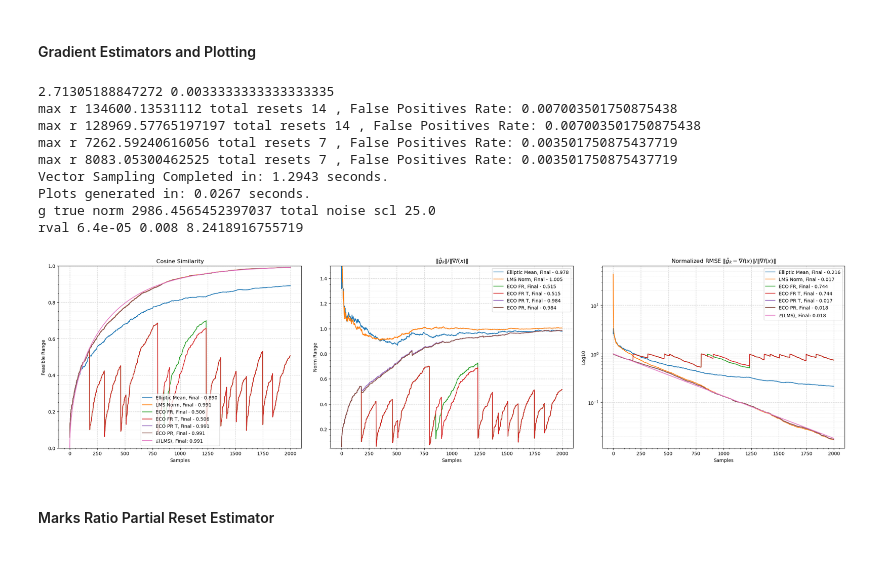
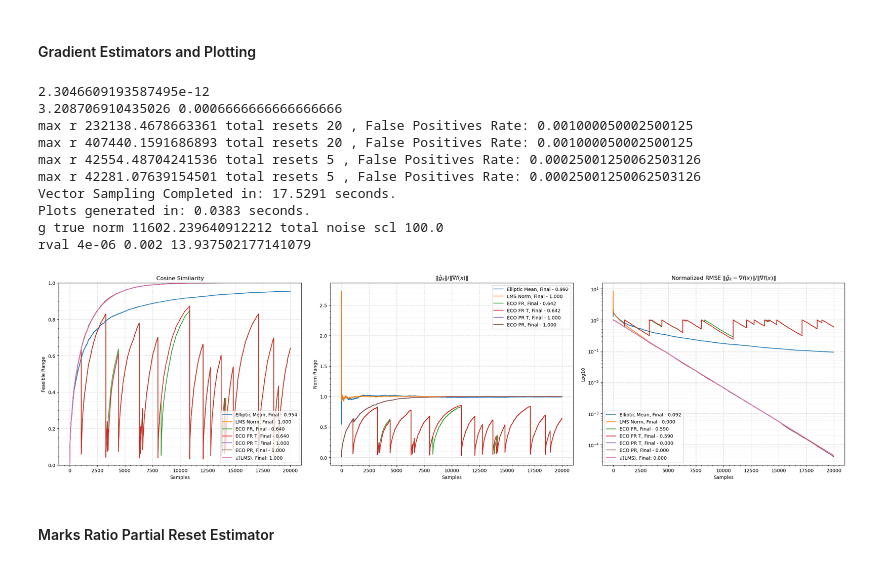
Before and after one commit to CircuitCM/ECOgrad, a Jupyter notebook: demos.ipynb, the cells around one changed output. Drawn from its saved outputs; the diff is of its cells as text; code cells hidden in the pictures.

```diff
--- a/demos.ipynb
+++ b/demos.ipynb
@@ -13,7 +13,7 @@ def set_seed(s=None):
 
 def least_eps_delta(x,eps=2**(-52/2)):
     """The smallest scalar delta such that the largest floating point parameter can be represented to epsilon relative width."""
-    return max(np.max(np.abs(x[0]))*eps,2**-(52/1.5))
+    return max(np.max(np.abs(x[0]))*eps,2**-(52))#/1.5))
 
 def make_prox(x,eps=2**(-52/2)):
     """Place the random vector samples as points proximal x[0] the sampling point."""
@@ -59,7 +59,7 @@ def minnormchg_grad(hat_a:np.ndarray, S:np.ndarray, c:np.ndarray,v=None):
         y=np.linalg.pinv(G)@(c - S @ hat_a)
         return hat_a + y @ HS
 
-def s1_sample(x,delta):
+def side1_sample(x,delta):
     """One-sided directional sample.
     If delta is a positive float we ignore the norm of S and just scale the samples by delta, our proximal sampling scalar. This will ignore distributional biases that exist in S such as L2 norms that do not = sqrt(d).
     If delta is None then normalization will be done by the L2 norm of the original direction vector. This projects all samples to the unit sphere and makes them equal weighted with respect to how the LMS or recursive/regression/interpolation seems them."""
@@ -83,8 +83,8 @@ def side2_sample(x,delta):
     x2=x[0]-S
     nms=np.linalg.norm(x1-x2,axis=1)
     f2=value(x2)
-    S=2*(S.T/nms).T
-    c=(f1-f2)/(nms)
+    S=((2*S.T)/nms).T
+    c=(f1/nms) - (f2/nms)
     return S,c
 
 def calc_info(x: np.ndarray, y: np.ndarray, infor: np.ndarray) -> None:
@@ -442,56 +455,62 @@ def plot_info(info_list, dims, mnlook=None, mxlook=None,
     return fig, axes
 # %%
 from utils import alpha_to_sigma
-sd=300
+import random as rand
+sd=rand.randint(0,10000000)
 set_seed(sd)
-dims=500
+dims=2000
 random_gauss_surface(dims) #remove seed init artifacts.
 A = random_gauss_surface(dims)
 
 sd+=1
 #print(A)
-samps=2000#50000#dims+1
+samps=20000#50000#dims+1
 x=np.empty((samps,dims),dtype=np.float64)
 x[0]= rng.normal(0,4,dims)
 # print("f =", value(x[[0]]))
 # print("∇f =", grad(x[0]))
 t1=tm.perf_counter()
 sd+=1
 set_seed(sd)
-nfo1=simple_averager(x,sample_gauss,side2_sample,bias_type=1);set_seed(sd)
-nfo2=simple_lms(x,sample_sphere,side2_sample,bias_type=1);set_seed(sd)
+sample_=side2_sample
+nfo1=simple_averager(x,sample_gauss,sample_,bias_type=1);set_seed(sd)
+nfo2=simple_lms(x,sample_sphere,sample_,bias_type=1);set_seed(sd)
 sm=dims**.5
-frc=1 / 300
+dlt=2**(-52/2)
+ns=sm*(least_eps_delta(x,dlt)**2.)#*sm#(2**(-52))*sm
+print(ns)
+frc=1 / 1500
 sigma=alpha_to_sigma(frc, False)#2.45#2.7494#2.7#2.5758#2.5#2.3263#2.5758#3.3#2.5758#2.3263#2.87#2.5758 #2.3263##2.3263#
 print(sigma,frc)
-nfo3=stationary_lms_eco(x, sample_sphere, side2_sample, bias_type=0, alpha=sigma, t_buffer=False);set_seed(sd)
-nfo4=stationary_lms_eco(x, sample_sphere, side2_sample, bias_type=0, alpha=sigma, t_buffer=True);set_seed(sd)
-nfo5=stationary_lms_eco(x, sample_sphere, side2_sample, bias_type=0, alpha=sigma, t_buffer=True, partial_reset=True);set_seed(sd)
-nfo6=stationary_lms_eco(x, sample_sphere, side2_sample, bias_type=0, alpha=sigma, t_buffer=False, partial_reset=True);set_seed(sd)
+nfo3=stationary_lms_eco(x, sample_sphere, sample_, bias_type=0, alpha=sigma, t_buffer=False,sig=ns,eps=dlt);set_seed(sd)
+nfo4=stationary_lms_eco(x, sample_sphere, sample_, bias_type=0, alpha=sigma, t_buffer=True,sig=ns,eps=dlt);set_seed(sd)
+nfo5=stationary_lms_eco(x, sample_sphere, sample_, bias_type=0, alpha=sigma, t_buffer=True, partial_reset=True,sig=ns,eps=dlt);set_seed(sd)
+nfo6=stationary_lms_eco(x, sample_sphere, sample_, bias_type=0, alpha=sigma, t_buffer=False, partial_reset=True,sig=ns,eps=dlt);set_seed(sd)
 
 def sted_str(nfo,i):return  f'Start-End: {nfo[1, i]:.3f}, {nfo[nfo.shape[0]-1, i]:.3f}'
 def end_str(nfo,i):return  f'Final - {nfo[nfo.shape[0]-1, i]:.3f}'
 
 def generic_str(s):
     def _t(nfo,i):return s
     return _t
 
 print(f'Vector Sampling Completed in: {((t2:=tm.perf_counter())-t1):.4f} seconds.')
 plot_info([[nfo1,f'Elliptic Mean',end_str],[nfo2,'LMS Norm',end_str],[nfo3,'ECO FR',end_str],[nfo4,'ECO FR T',end_str],[nfo5,'ECO PR T',end_str],[nfo6,'ECO PR',end_str]],dims,minoryaxes=True)
 print(f'Plots generated in: {(tm.perf_counter()-t2):.4f} seconds.')
 print('g true norm',np.linalg.norm(grad(x[0])),'total noise scl',rnscl*(x[0].shape[0]))
 print('rval', 16 / (dims**2), 4 / (dims), sm / sigma)
 # %% [output]
-2.71305188847272 0.0033333333333333335
-max r 134600.13531112 total resets 14 , False Positives Rate: 0.007003501750875438
-max r 128969.57765197197 total resets 14 , False Positives Rate: 0.007003501750875438
-max r 7262.59240616056 total resets 7 , False Positives Rate: 0.003501750875437719
-max r 8083.05300462525 total resets 7 , False Positives Rate: 0.003501750875437719
-Vector Sampling Completed in: 1.2943 seconds.
-Plots generated in: 0.0267 seconds.
-g true norm 2986.4565452397037 total noise scl 25.0
-rval 6.4e-05 0.008 8.2418916755719
+2.3046609193587495e-12
+3.208706910435026 0.0006666666666666666
+max r 232138.4678663361 total resets 20 , False Positives Rate: 0.001000050002500125
+max r 407440.1591686893 total resets 20 , False Positives Rate: 0.001000050002500125
+max r 42554.48704241536 total resets 5 , False Positives Rate: 0.00025001250062503126
+max r 42281.07639154501 total resets 5 , False Positives Rate: 0.00025001250062503126
+Vector Sampling Completed in: 17.5291 seconds.
+Plots generated in: 0.0383 seconds.
+g true norm 11602.239640912212 total noise scl 100.0
+rval 4e-06 0.002 13.937502177141079
-[figure, old version]
+[figure, new version]
 # %% [markdown]
 #### Marks Ratio Partial Reset Estimator
 # %% [markdown]
```
Also changed, not shown: parts of 1 cell of this notebook, 2 other files.
